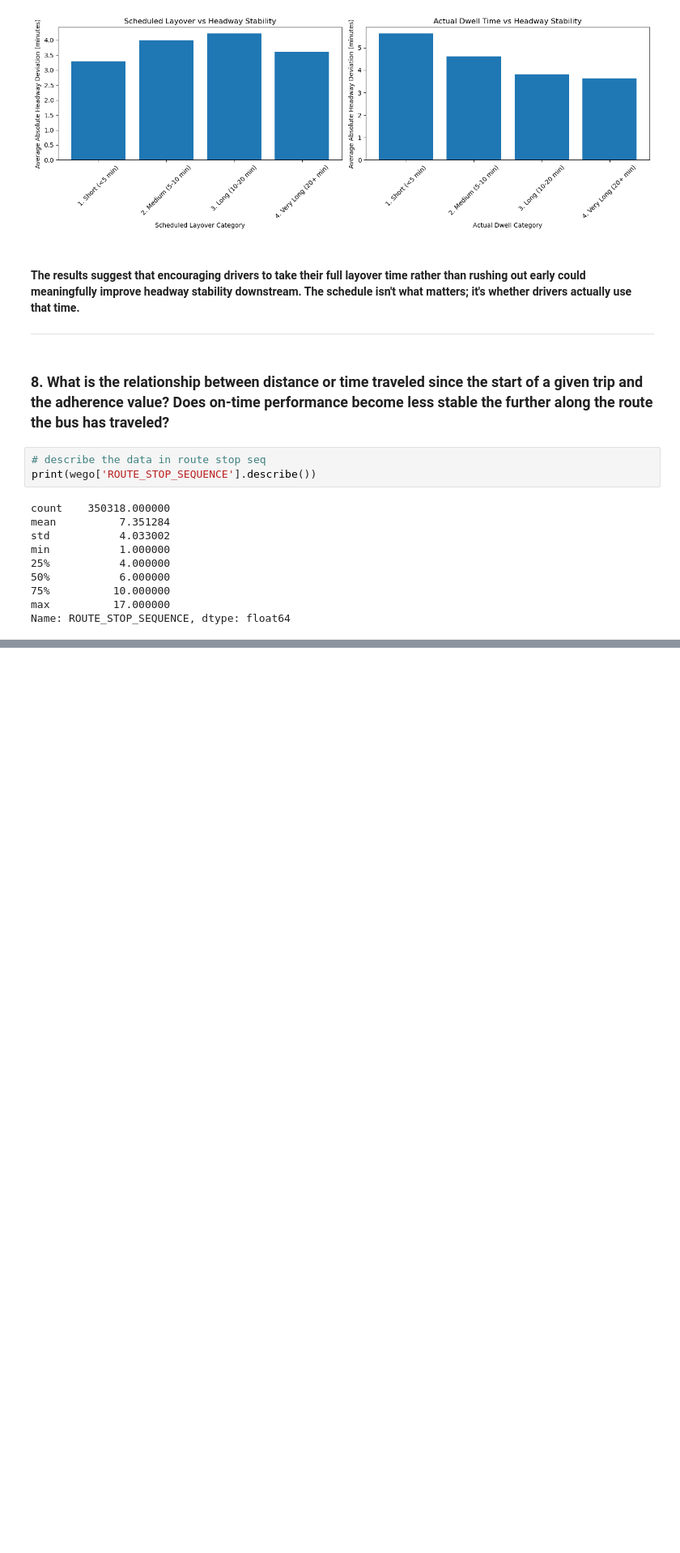
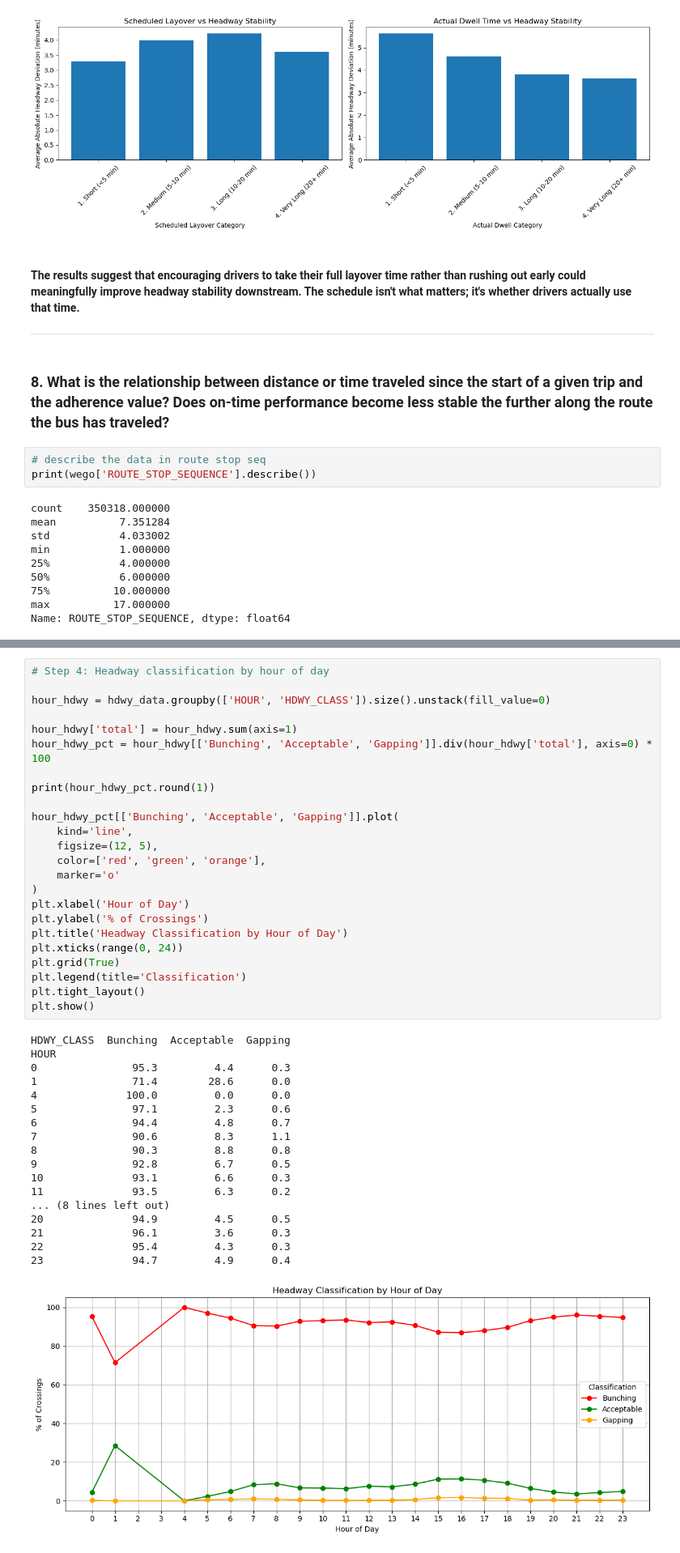
Before and after one commit to NewForce-Data-Cohort-12/we-go-axle-rose, a Jupyter notebook: WeGo_AxelRose_Ruppert.ipynb, the cells around one changed output, grey strips where cells are left out. Shown at 81% size. Cells and saved outputs as stored; diff of their text form; blank space fills up the shorter version.

```diff
--- a/WeGo_AxelRose_Ruppert.ipynb
+++ b/WeGo_AxelRose_Ruppert.ipynb
@@ -666,0 +800,43 @@ plt.show()
+# %%
+# Step 4: Headway classification by hour of day
+
+hour_hdwy = hdwy_data.groupby(['HOUR', 'HDWY_CLASS']).size().unstack(fill_value=0)
+
+hour_hdwy['total'] = hour_hdwy.sum(axis=1)
+hour_hdwy_pct = hour_hdwy[['Bunching', 'Acceptable', 'Gapping']].div(hour_hdwy['total'], axis=0) * 100
+
+print(hour_hdwy_pct.round(1))
+
+hour_hdwy_pct[['Bunching', 'Acceptable', 'Gapping']].plot(
+    kind='line',
+    figsize=(12, 5),
+    color=['red', 'green', 'orange'],
+    marker='o'
+)
+plt.xlabel('Hour of Day')
+plt.ylabel('% of Crossings')
+plt.title('Headway Classification by Hour of Day')
+plt.xticks(range(0, 24))
+plt.grid(True)
+plt.legend(title='Classification')
+plt.tight_layout()
+plt.show()
+# %% [output]
+HDWY_CLASS  Bunching  Acceptable  Gapping
+HOUR
+0               95.3         4.4      0.3
+1               71.4        28.6      0.0
+4              100.0         0.0      0.0
+5               97.1         2.3      0.6
+6               94.4         4.8      0.7
+7               90.6         8.3      1.1
+8               90.3         8.8      0.8
+9               92.8         6.7      0.5
+10              93.1         6.6      0.3
+11              93.5         6.3      0.2
+... (8 lines left out)
+20              94.9         4.5      0.5
+21              96.1         3.6      0.3
+22              95.4         4.3      0.3
+23              94.7         4.9      0.4
+[figure, added]
```
Also changed, not shown: parts of 17 cells of this notebook, 3 other files.
